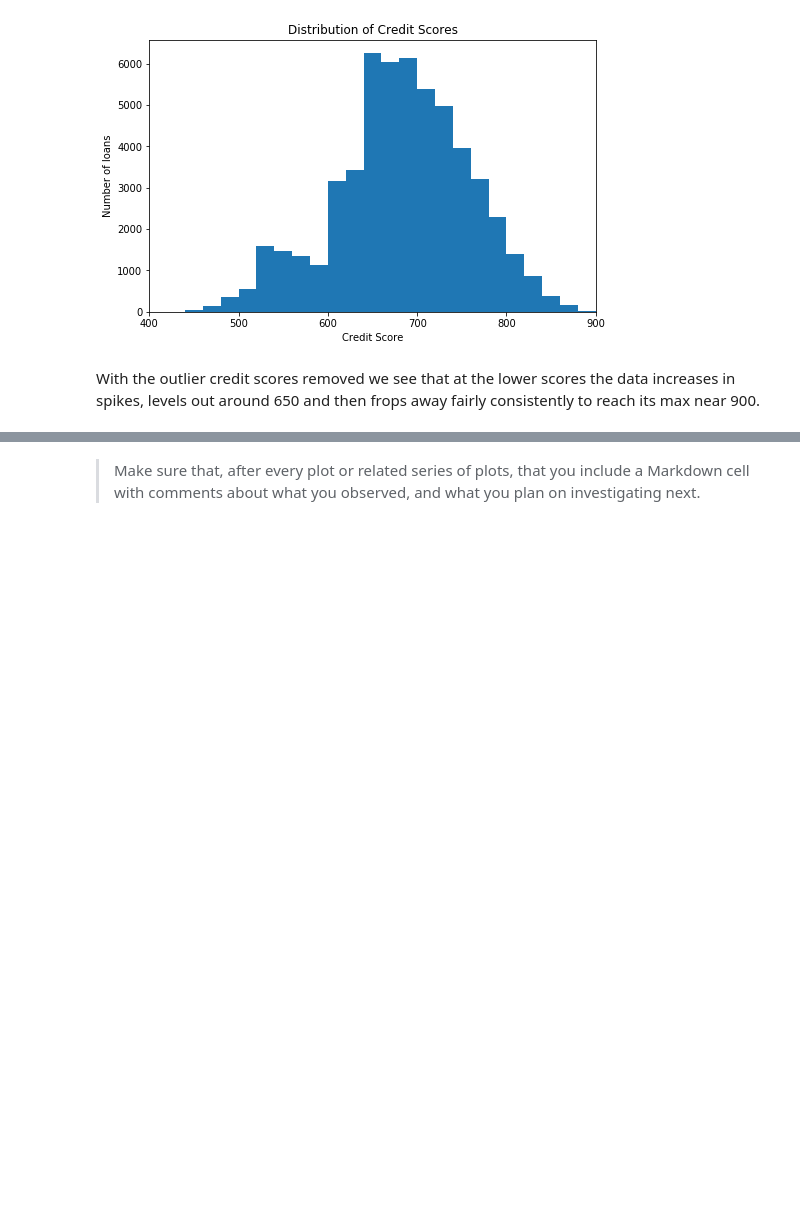
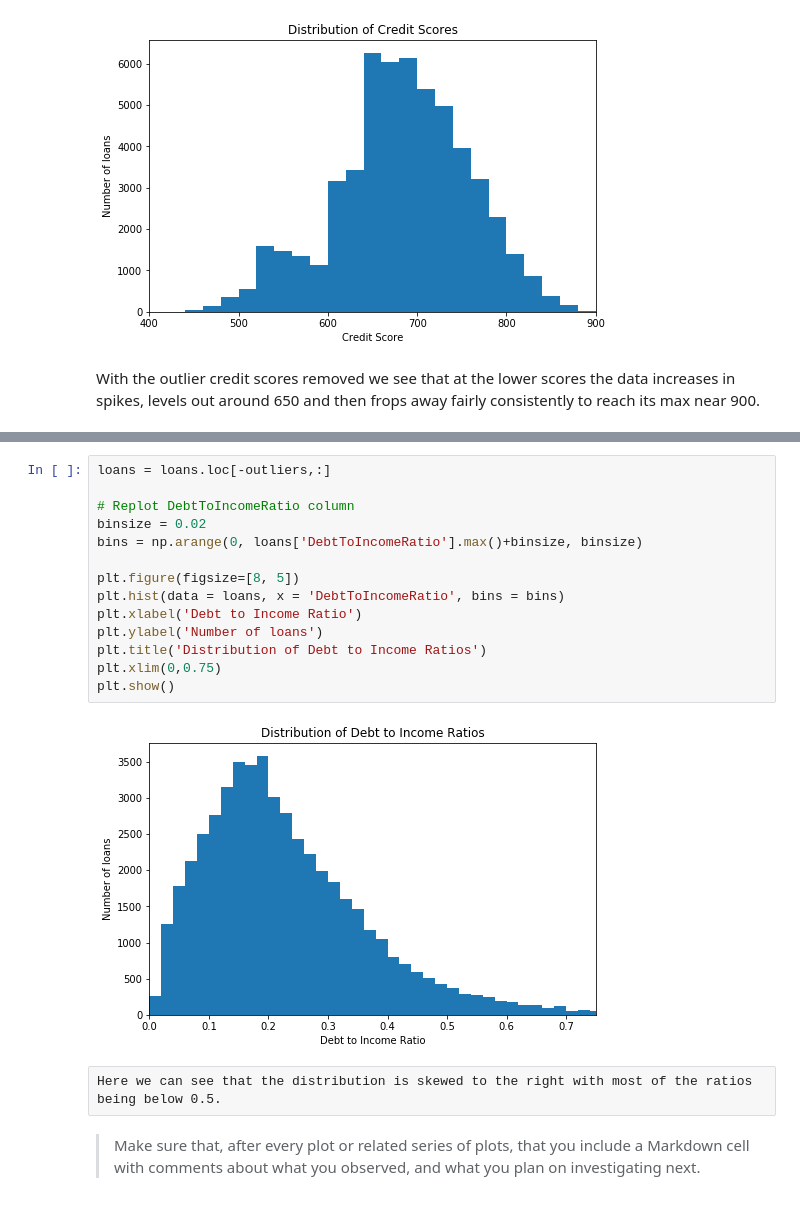
Before and after one commit to Jeffro80/DAND_Communicate_Findings, a Jupyter notebook: exploration-WORKING.ipynb, the cells around one changed output, grey strips where cells are left out. Saved outputs shown, nothing was run; the diff lists cells and outputs as text; blank space fills up the shorter version.

```diff
--- a/exploration-WORKING.ipynb
+++ b/exploration-WORKING.ipynb
@@ -529,3 +564,21 @@ With the outlier credit scores removed we see that at the lower scores the data
+# %%
+loans = loans.loc[-outliers,:]
+
+# Replot DebtToIncomeRatio column
+binsize = 0.02
+bins = np.arange(0, loans['DebtToIncomeRatio'].max()+binsize, binsize)
+
+plt.figure(figsize=[8, 5])
+plt.hist(data = loans, x = 'DebtToIncomeRatio', bins = bins)
+plt.xlabel('Debt to Income Ratio')
+plt.ylabel('Number of loans')
+plt.title('Distribution of Debt to Income Ratios')
+plt.xlim(0,0.75)
+plt.show()
+# %% [output]
+[figure, added]
+# %% [raw]
+Here we can see that the distribution is skewed to the right with most of the ratios being below 0.5.
 # %% [markdown]
 > Make sure that, after every plot or related series of plots, that you
 include a Markdown cell with comments about what you observed, and what
```
Also changed, not shown: parts of 5 cells of this notebook.
